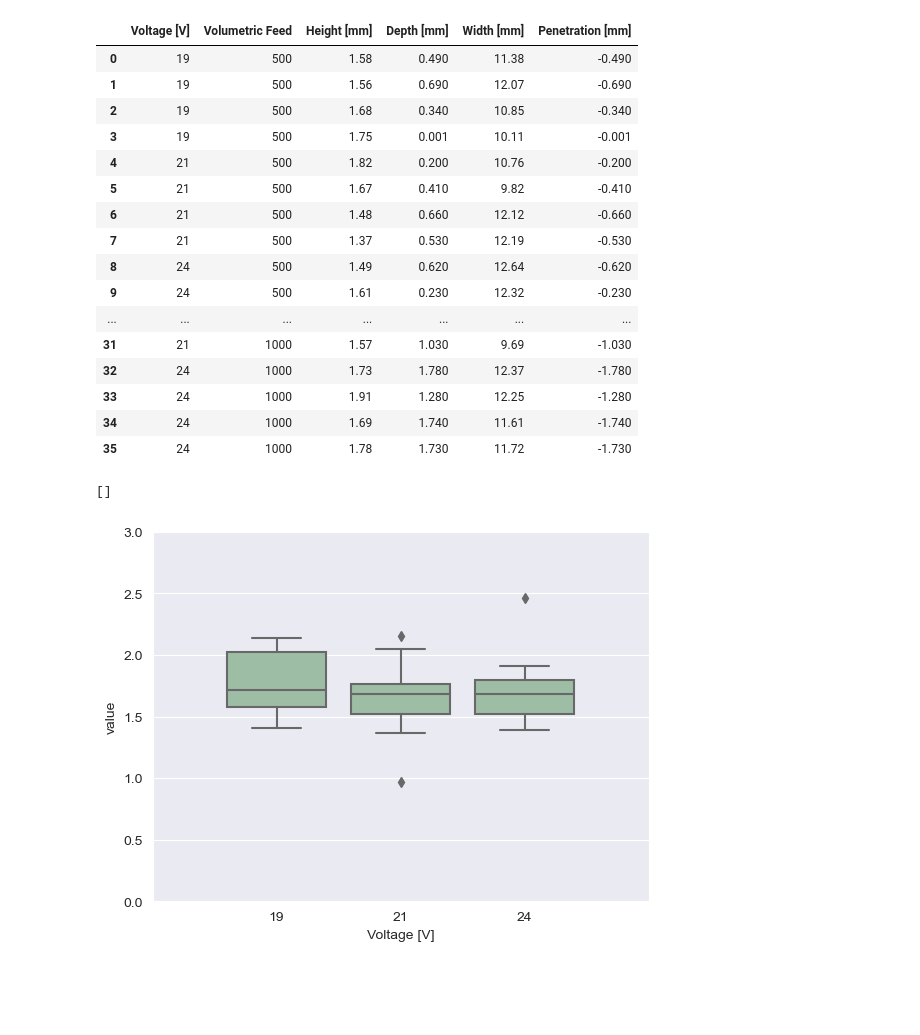
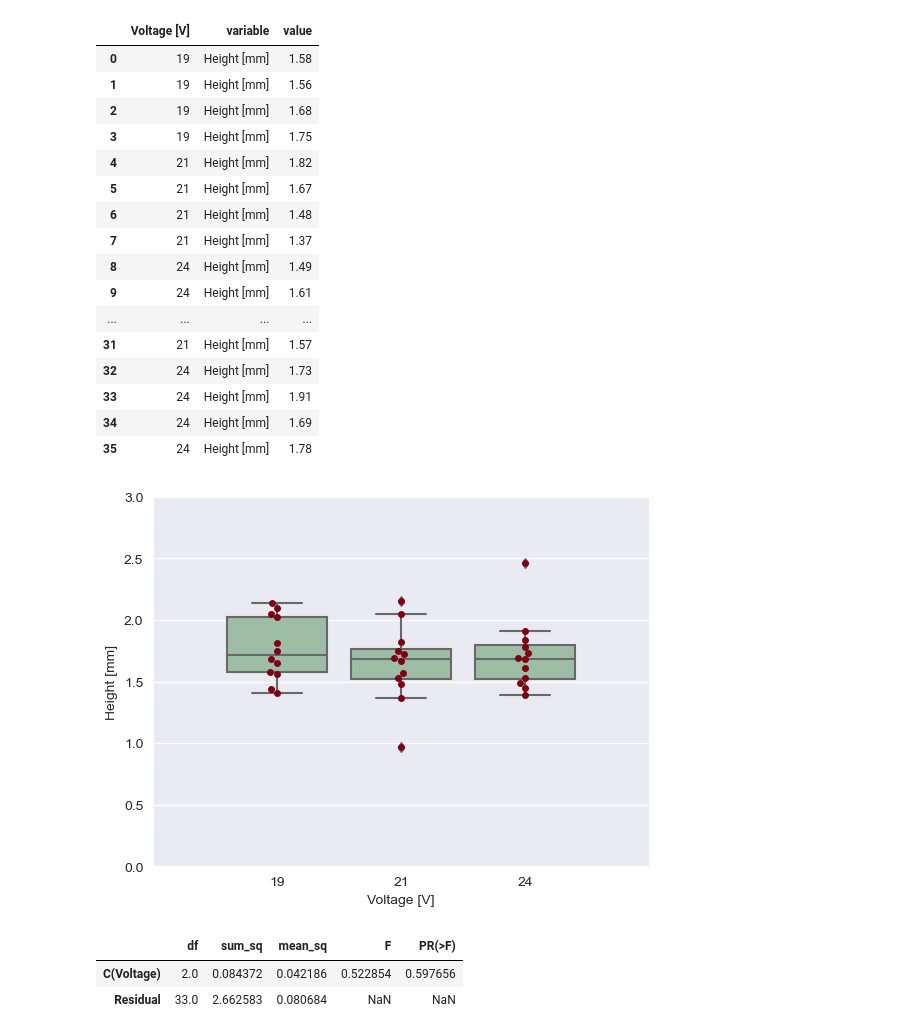
Before and after one commit to ironnext22/statystyczna-analiza-danych, a Jupyter notebook: stat-5.ipynb, the cells around one changed output. Drawn from its saved outputs; the diff is of its cells as text; code cells hidden in the pictures; blank space fills up the shorter version.

```diff
--- a/stat-5.ipynb
+++ b/stat-5.ipynb
@@ -5,32 +5,44 @@ import matplotlib.pyplot as plt
 import numpy as np
 from sklearn.linear_model import LinearRegression
 import seaborn as sns
-dane = pd.read_excel("C:/Users/wikto/Downloads/Geometria Napoiny.xlsx")
-dane
+# import statsmodels.api as sm
+# from statsmodels.formula.api import ols
+from bioinfokit.analys import stat
+dane = pd.read_excel("B:/pobrane/Geometria Napoiny.xlsx")
-# %% [output]
-|  | Voltage [V] | Volumetric Feed | Height [mm] | Depth [mm] | Width [mm] | Penetration [mm] |
-| 0 | 19 | 500 | 1.58 | 0.490 | 11.38 | -0.490 |
-| 1 | 19 | 500 | 1.56 | 0.690 | 12.07 | -0.690 |
-| 2 | 19 | 500 | 1.68 | 0.340 | 10.85 | -0.340 |
-| 3 | 19 | 500 | 1.75 | 0.001 | 10.11 | -0.001 |
-| 4 | 21 | 500 | 1.82 | 0.200 | 10.76 | -0.200 |
-| 5 | 21 | 500 | 1.67 | 0.410 | 9.82 | -0.410 |
-| 6 | 21 | 500 | 1.48 | 0.660 | 12.12 | -0.660 |
-| 7 | 21 | 500 | 1.37 | 0.530 | 12.19 | -0.530 |
-| 8 | 24 | 500 | 1.49 | 0.620 | 12.64 | -0.620 |
-| 9 | 24 | 500 | 1.61 | 0.230 | 12.32 | -0.230 |
-| ... | ... | ... | ... | ... | ... | ... |
-| 31 | 21 | 1000 | 1.57 | 1.030 | 9.69 | -1.030 |
-| 32 | 24 | 1000 | 1.73 | 1.780 | 12.37 | -1.780 |
-| 33 | 24 | 1000 | 1.91 | 1.280 | 12.25 | -1.280 |
-| 34 | 24 | 1000 | 1.69 | 1.740 | 11.61 | -1.740 |
-| 35 | 24 | 1000 | 1.78 | 1.730 | 11.72 | -1.730 |
 # %%
 df_melt = pd.melt(dane.reset_index(),id_vars=["Voltage [V]"],value_vars=["Height [mm]"])
 ax = sns.boxplot(x='Voltage [V]', y='value', data=df_melt, color='#99c2a2')
+ax = sns.swarmplot(x="Voltage [V]", y="value", data=df_melt, color='#7d0013')
 plt.ylim(0,3)
 plt.xlim(-1,3)
+plt.ylabel("Height [mm]")
 plt.plot()
+df_melt
 # %% [output]
-[]
+|  | Voltage [V] | variable | value |
+| 0 | 19 | Height [mm] | 1.58 |
+| 1 | 19 | Height [mm] | 1.56 |
+| 2 | 19 | Height [mm] | 1.68 |
+| 3 | 19 | Height [mm] | 1.75 |
+| 4 | 21 | Height [mm] | 1.82 |
+| 5 | 21 | Height [mm] | 1.67 |
+| 6 | 21 | Height [mm] | 1.48 |
+| 7 | 21 | Height [mm] | 1.37 |
+| 8 | 24 | Height [mm] | 1.49 |
+| 9 | 24 | Height [mm] | 1.61 |
+| ... | ... | ... | ... |
+| 31 | 21 | Height [mm] | 1.57 |
+| 32 | 24 | Height [mm] | 1.73 |
+| 33 | 24 | Height [mm] | 1.91 |
+| 34 | 24 | Height [mm] | 1.69 |
+| 35 | 24 | Height [mm] | 1.78 |
-[figure, old version]
+[figure, new version]
+# %%
+df_melt.columns = ['Voltage','index', 'value']
+res = stat()
+res.anova_stat(df=df_melt,res_var="value",anova_model='value ~ C(Voltage)')
+res.anova_summary
+# %% [output]
+|  | df | sum_sq | mean_sq | F | PR(>F) |
+| C(Voltage) | 2.0 | 0.084372 | 0.042186 | 0.522854 | 0.597656 |
+| Residual | 33.0 | 2.662583 | 0.080684 | NaN | NaN |
```
Also changed, not shown: parts of 6 cells of this notebook, 1 other file.
